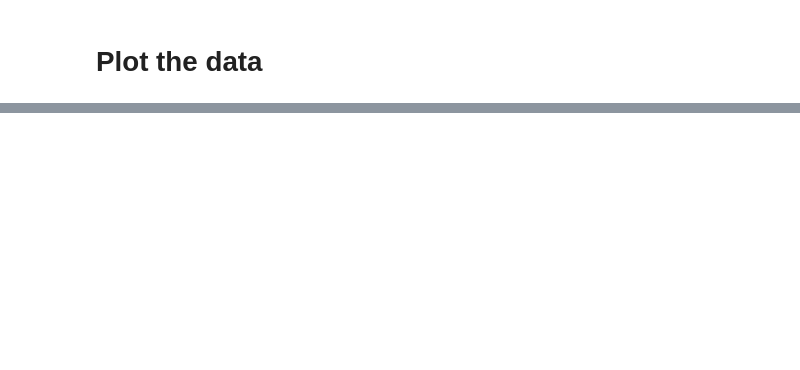
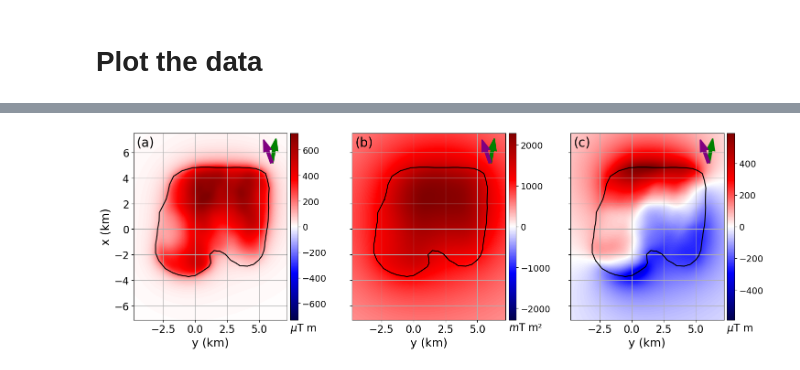
Before and after one commit to birocoles/planar-eqlayer-theory, a Jupyter notebook: code/2_synthetic_data.ipynb, the cells around one changed output, grey strips where cells are left out. Saved outputs shown, nothing was run; the diff lists cells and outputs as text; code cells hidden in the pictures; blank space fills up the shorter version.

```diff
--- a/code/2_synthetic_data.ipynb
+++ b/code/2_synthetic_data.ipynb
@@ -418,0 +441,77 @@ plt.show()
+# %%
+# plot figure
+fig = plt.figure(
+    layout= 'tight',
+    figsize=(15,5)
+)
+mosaic = fig.subplot_mosaic(
+    mosaic = '''
+             abc
+             ''',
+    sharex=True, sharey=True
+)
+
+labels = ['(a)', '(b)', '(c)']
+
+mosaic_elements = ['a', 'b', 'c']
+
+titles = [
+    'Pseudo gz', 'Pseudo U', 'Mag. scalar potential V'
+]
+
+units = ['$\mu$T m'] + ['$m$T m²'] + ['$\mu$T m']
+
+
+ranges_pseudo_grav = np.max(np.abs(simulated_fields['gz']))
+ranges_U = np.max(np.abs(simulated_fields['U']))
+ranges_V = np.max(np.abs(simulated_fields['V']))
+ranges = [ranges_pseudo_grav] + [ranges_U] + [ranges_V]
+
+for (element, field, label, ranges_field, unit, title) in zip(
+    mosaic_elements,
+    ['gz', 'U', 'V'],
+    labels,
+    ranges,
+    units,
+    titles
+):
+    ax = mosaic[element]
+    ax.axis('scaled')
+    im = ax.pcolormesh(
+        Y*0.001, X*0.001,
+        data_structures.grid_xy_full_flatten_to_matrix(
+            data=simulated_fields[field],
+            ordering='xy',
+            shape=coordinates_grid['shape']
+        ),
+        cmap='seismic', vmin=-ranges_field, vmax=ranges_field
+    )
+    ax_divider = make_axes_locatable(ax)
+    cax = ax_divider.append_axes("right", size="5%", pad="2%")
+    cb = fig.colorbar(im, cax=cax)
+    cb.ax.tick_params(labelsize=14)
+    cb.ax.set_xlabel(unit, fontsize=16, loc='left')
+    ax.plot(boundary_points[:,1]*0.001, boundary_points[:,0]*0.001, 'k-')
+    ax.set_ylim(0.001*coordinates_grid['area'][0], 0.001*coordinates_grid['area'][1])
+    ax.set_xlim(0.001*coordinates_grid['area'][2], 0.001*coordinates_grid['area'][3])
+    ax.tick_params(axis='x', labelsize=16)
+    ax.tick_params(axis='y', labelsize=16)
+    ax.grid()
+    ax.annotate(label, xy=(0.02, 0.93), xycoords='axes fraction', fontsize=20)
+    # ax.annotate(title, xy=(0.02, 0.03), xycoords='axes fraction', fontsize=14)
+    ax.arrow(x=6, y=5.2, dx=F_hat_horizontal[1], dy=F_hat_horizontal[0],
+             width=0.2, length_includes_head=False, head_width=0.6, linewidth=2, color='green')
+    ax.arrow(x=6, y=5.2, dx=v_hat_horizontal[1], dy=v_hat_horizontal[0],
+             width=0.2, length_includes_head=False, head_width=0.6, linewidth=2, color='purple')
+
+# set vertical and horizontal spaces between subplots
+#fig.subplots_adjust(wspace=0.20, hspace=0.30)
+
+for element in ['a']:
+    mosaic[element].set_ylabel('x (km)', fontsize=18)
+for element in ['a','b','c']:
+    mosaic[element].set_xlabel('y (km)', fontsize=18)
+
+plt.show()
+# %% [output]
+[figure, added]
```
Also changed, not shown: parts of 49 cells of this notebook, 59 other files.
